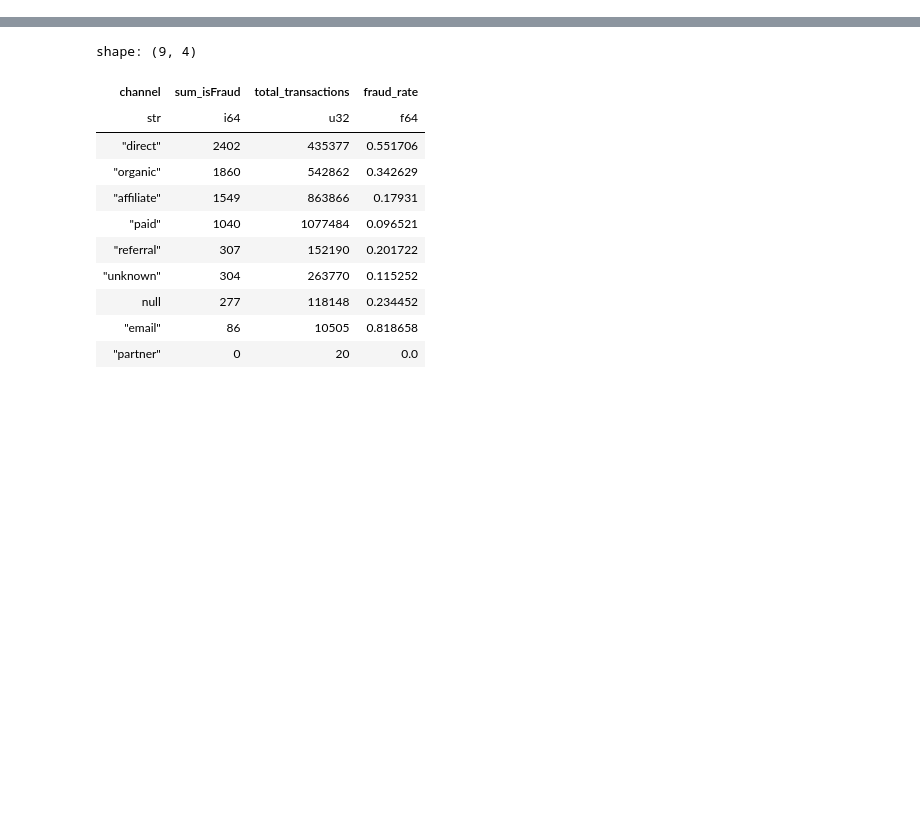
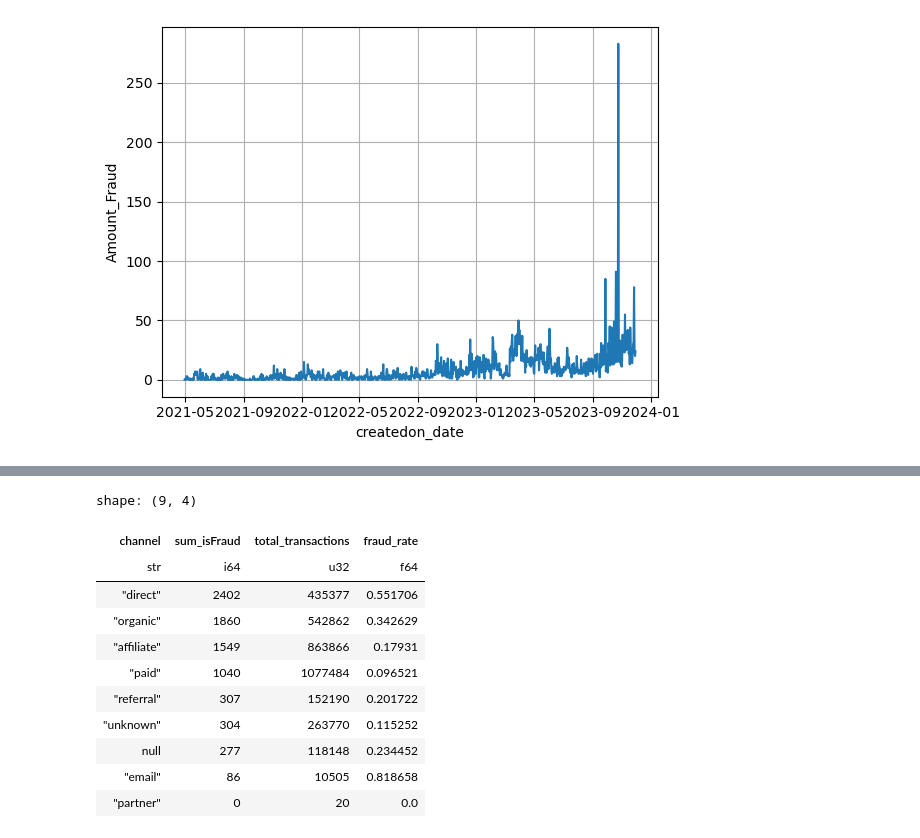
Before and after one commit to KurmangazyKarabekov/Antifrod_model, a Jupyter notebook: notebooks/1_EDA.ipynb, the cells around one changed output, grey strips where cells are left out. Saved outputs shown, nothing was run; the diff lists cells and outputs as text; code cells hidden in the pictures; blank space fills up the shorter version.

```diff
--- a/notebooks/1_EDA.ipynb
+++ b/notebooks/1_EDA.ipynb
@@ -75,0 +118,10 @@ Count usersshape: (1, 1)
+# %%
+sns.lineplot(
+    data=grouped_data_fraud.to_pandas(),
+    x="createdon_date",
+    y="Amount_Fraud",
+)
+plt.grid()
+plt.show()
+# %% [output]
+[figure, added]
```
Also changed, not shown: parts of 34 cells of this notebook.
